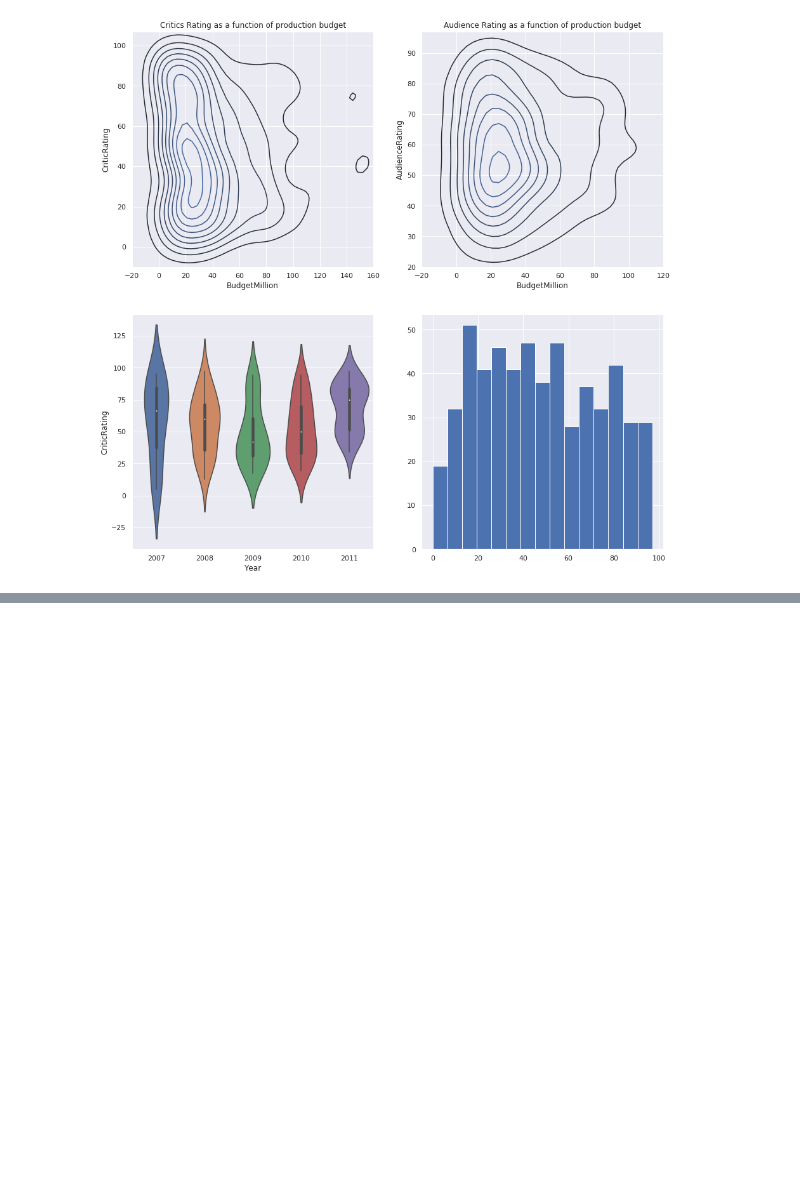
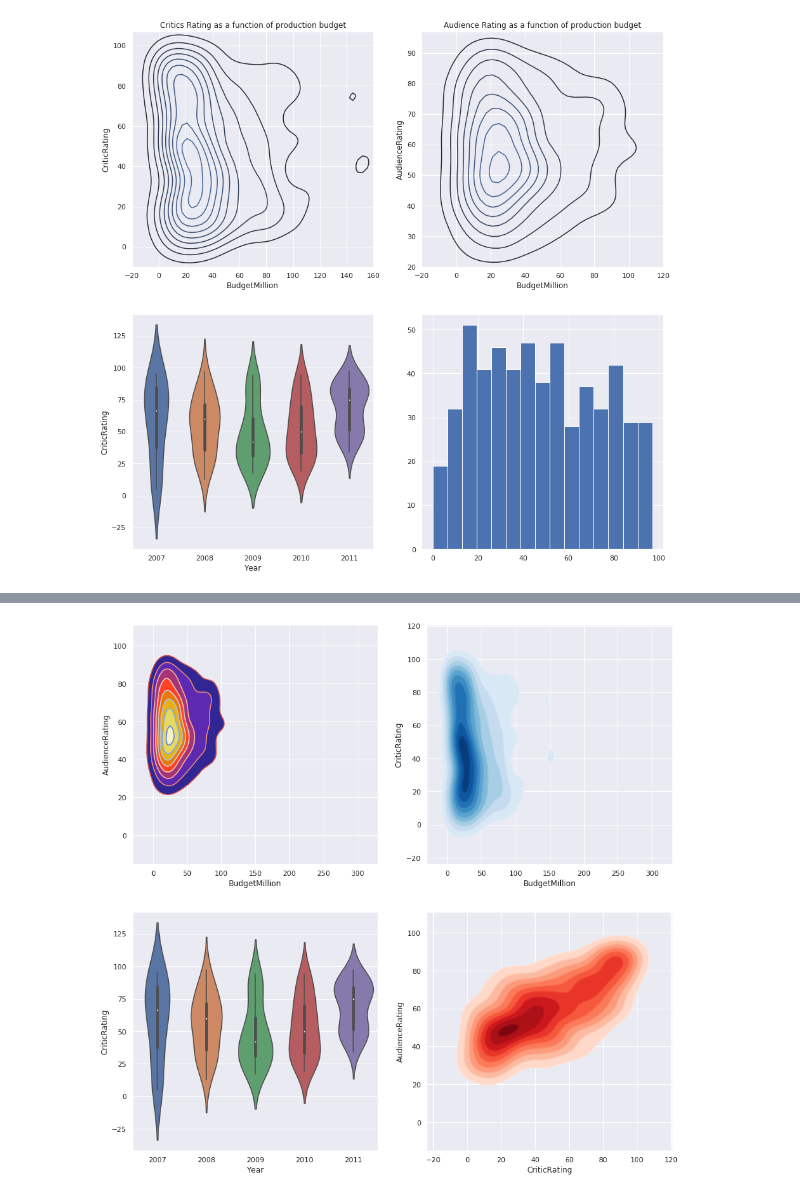
Before and after one commit to rojter-tech/python-paths, a Jupyter notebook: Python_A-Z/Section6.ipynb, the cells around one changed output, grey strips where cells are left out. Cells and saved outputs as stored; diff of their text form; code cells hidden in the pictures; blank space fills up the shorter version.

```diff
--- a/Python_A-Z/Section6.ipynb
+++ b/Python_A-Z/Section6.ipynb
@@ -261,0 +268,51 @@ plt.show()
+# %%
+sns.set(style="darkgrid")
+f, axes = plt.subplots(2,2, figsize=(15,15))
+
+#Plot [0,0]
+k1a = sns.kdeplot(movies.BudgetMillion,
+                  movies.AudienceRating,
+                  shade=True,
+                  shade_lowest=False,
+                  cmap='CMRmap',
+                  ax=axes[0,0])
+k1b = sns.kdeplot(movies.BudgetMillion,
+                  movies.AudienceRating,
+                  cmap='coolwarm_r',
+                  ax=axes[0,0])
+
+#Plot [0,1]
+k2a = sns.kdeplot(movies.BudgetMillion,
+                  movies.CriticRating,
+                  shade=True,
+                  shade_lowest=False,
+                  cmap='Blues',
+                  ax=axes[0,1])
+k2b = sns.kdeplot(movies.BudgetMillion,
+                  movies.CriticRating,
+                  cmap='Blues',
+                  ax=axes[0,1])
+
+#Plot [1,0]
+z = sns.violinplot(data=movies[movies.Genre == 'Drama'],
+                   x='Year',
+                   y='CriticRating',
+                   ax=axes[1,0])
+
+#Plot [1,1]
+k3a = sns.kdeplot(movies.CriticRating,
+                  movies.AudienceRating,
+                  shade=True,
+                  shade_lowest=False,
+                  cmap='Reds',
+                  ax=axes[1,1])
+k3b = sns.kdeplot(movies.CriticRating,
+                  movies.AudienceRating,
+                  cmap='Reds',
+                  ax=axes[1,1])
+
+k1.set(xlim=(-20,120), ylim=(20,97), title='Audience Rating as a function of production budget')
+k2.set(xlim=(-20,160), ylim=(-10,107), title='Critics Rating as a function of production budget')
+plt.show()
+# %% [output]
+[figure, added]
```
Also changed, not shown: parts of 3 cells of this notebook.
